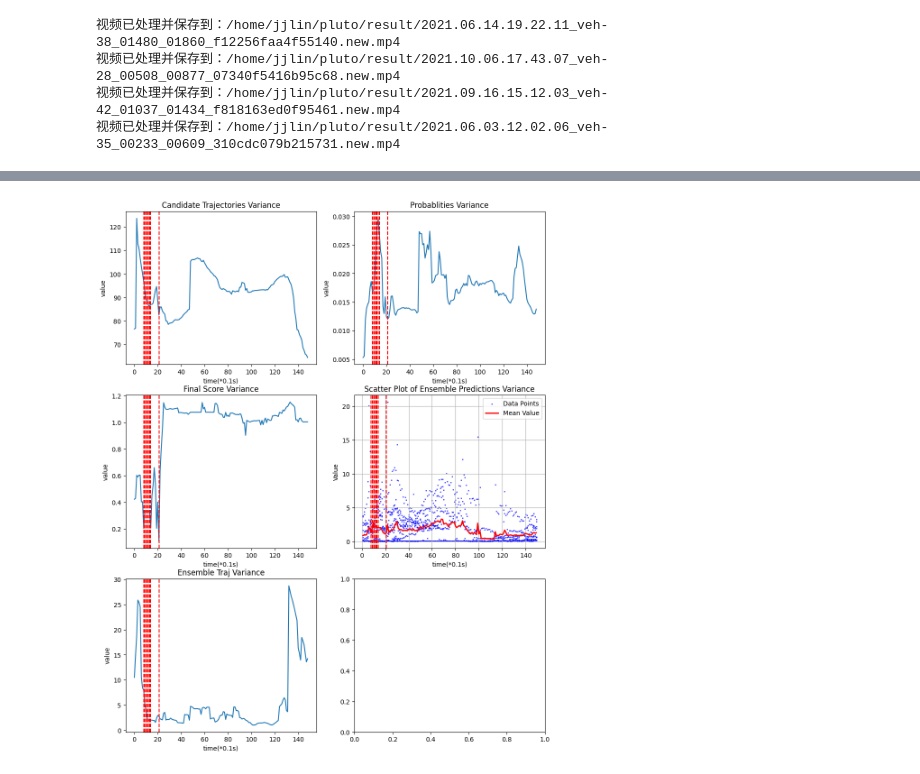
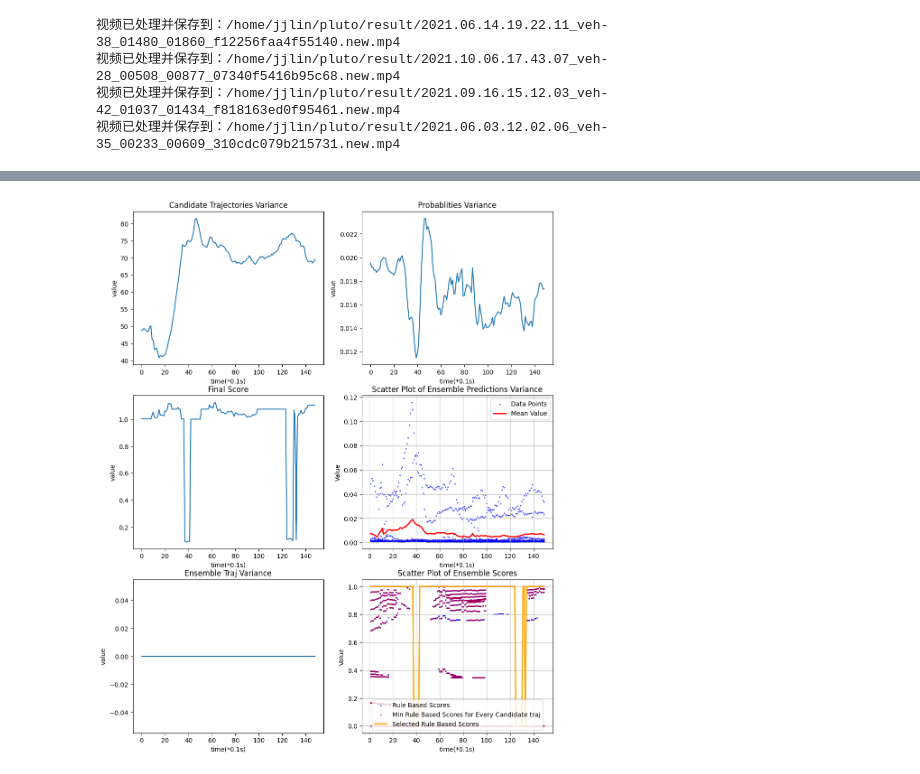
Before and after one commit to JijunLIN/EnRisk, a Jupyter notebook: visualization.ipynb, the cells around one changed output, grey strips where cells are left out. Drawn from its saved outputs; the diff is of its cells as text; code cells hidden in the pictures.

```diff
--- a/visualization.ipynb
+++ b/visualization.ipynb
@@ -161,7 +161,7 @@ import matplotlib.pyplot as plt
 import numpy as np
 
 # 加载 .mat 文件
-mat_data = scipy.io.loadmat('/home/jjlin/pluto_dev/result/log/2021.08.17.16.57.11_veh-08_01200_01636_9e30155b8bb55fd9_exp.ckpt.mat')
+mat_data = scipy.io.loadmat('/home/jjlin/pluto_dev/result/log/2021.10.06.07.26.10_veh-52_00006_00398_e8a0fdff24e1514e_pe_tt.ckpt.mat')
 
 # 显示 .mat 文件中的键（变量名）
 #print("Keys in the .mat file:", mat_data.keys())
@@ -176,9 +176,11 @@ traj_chosed = []
 final_score = []
 pred_var = []
 e_traj_var = []
+rule_based_scores = []
+final_scores = []
 is_e_traj = False
-if mat_data["1"]["e_traj_var"]:
-    is_e_traj = True
+#if mat_data["1"]["e_traj_var"]:
+#    is_e_traj = True
 
 while str(i) in mat_data.keys():
     #print(mat_data[str(i)].dtype.names)
@@ -186,9 +188,12 @@ while str(i) in mat_data.keys():
     traj_var.append(mat_data[str(i)]["traj_var"][0, 0][0, 0])
     prob_var.append(mat_data[str(i)]["prob_var"][0, 0][0, 0])
     final_score.append(mat_data[str(i)]["final_score"][0, 0][0, 0])
+    final_scores.append(mat_data[str(i)]["final_scores"][0, 0][0])
+    rule_based_scores.append(mat_data[str(i)]["rule_based_scores"][0, 0])
     pred_var.append(mat_data[str(i)]["pred_var"][0, 0][0])
     e_traj_var.append(mat_data[str(i)]["e_traj_var"][0, 0][0, 0] if is_e_traj else 0)
     i += 1
 time = range(1, i)
 #pred_var
 # emergency
+rule_based_scores[0]
@@ -201,7 +222,7 @@ ax[0,0].set_xlabel("time(*0.1s)")
 ax[0,0].set_ylabel("value")
 for i, e in enumerate(emergency):
     if e:
-        ax[0,0].axvline(x=i, color='r',linestyle='--', linewidth=1.5)
+        ax[0,0].axvline(x=i, color='r',linestyle='--', linewidth=1)
 
 ax[0,1].plot(prob_var,  label='prob var')
 ax[0,1].set_title("Probablities Variance")
@@ -209,45 +230,68 @@ ax[0,1].set_xlabel("time(*0.1s)")
 ax[0,1].set_ylabel("value")
 for i, e in enumerate(emergency):
     if e:
-        ax[0,1].axvline(x=i, color='r',linestyle='--', linewidth=1.5)
+        ax[0,1].axvline(x=i, color='r',linestyle='--', linewidth=1)
 
 ax[1,0].plot(final_score,  label='final score')
-ax[1,0].set_title("Final Score Variance")
+ax[1,0].set_title("Final Score")
 ax[1,0].set_xlabel("time(*0.1s)")
 ax[1,0].set_ylabel("value")
 for i, e in enumerate(emergency):
     if e:
-        ax[1,0].axvline(x=i, color='r',linestyle='--', linewidth=1.5)
+        ax[1,0].axvline(x=i, color='r',linestyle='--', linewidth=1)
 
 # 绘制散点图
 for t, arr in zip(time, pred_var):
     ax[1,1].scatter([t] * arr.shape[0], arr,s=1.5, color='blue', alpha=0.6, label='Data Points' if t == time[0] else "")
 
 # 计算每个时间点的平均值
 means = [np.mean(arr) for arr in pred_var]
 
 # 绘制平均值折线图
 ax[1,1].plot(time, means, color='red',linestyle='-', linewidth=2, label='Mean Value')
 
 # 添加标签和标题
 ax[1,1].set_xlabel("time(*0.1s)")
 ax[1,1].set_ylabel("Value")
 ax[1,1].set_title('Scatter Plot of Ensemble Predictions Variance')
 ax[1,1].legend()
 ax[1,1].grid(True)
 for i, e in enumerate(emergency):
-    if e:
-        ax[1,1].axvline(x=i, color='r',linestyle='--', linewidth=1.5)
+    if False:
+        ax[1,1].axvline(x=i, color='r',linestyle='--', linewidth=1)
 #ax[1,1].plot([100 if e else 0 for e in emergency],  label='final score')
 
 ax[2,0].plot(e_traj_var,  label='e traj var')
 ax[2,0].set_title("Ensemble Traj Variance")
 ax[2,0].set_xlabel("time(*0.1s)")
 ax[2,0].set_ylabel("value")
 for i, e in enumerate(emergency):
     if e:
-        ax[2,0].axvline(x=i, color='r',linestyle='--', linewidth=1.5)
+        ax[2,0].axvline(x=i, color='r',linestyle='--', linewidth=1)
+
+# 绘制散点图
+for t, arr in zip(time, rule_based_scores):
+    ax[2,1].scatter([t] * arr.shape[0] * arr.shape[1], arr,s=1.5, color='blue', alpha=0.6, label='Rule Based Scores' if t == time[0] else "")
+    ax[2,1].scatter([t] * arr.shape[1], np.min(arr, axis=0),s=1.5, color='red', alpha=0.6, label='Min Rule Based Scores for Every Candidate traj' if t == time[0] else "")
+
+    #print(arr)
+    #break
+# 计算每个时间点的平均值
+mins = [np.min(arr, axis=0) for arr in rule_based_scores]
+ax[2,1].plot(time, [max(m) for m in mins], color='orange',linestyle='-', linewidth=2, label='Selected Rule Based Scores')
+
+
+# 添加标签和标题
+ax[2,1].set_xlabel("time(*0.1s)")
+ax[2,1].set_ylabel("Value")
+ax[2,1].set_title('Scatter Plot of Ensemble Scores')
+ax[2,1].legend(loc='lower center')
+ax[2,1].grid(True)
+for i, e in enumerate(emergency):
+    if False:
+        ax[2,1].axvline(x=i, color='r',linestyle='--', linewidth=1)
+
 
 plt.show()
 # %% [output]
-[figure, old version]
+[figure, new version]
```
Also changed, not shown: parts of 1 cell of this notebook, 4 other files.
